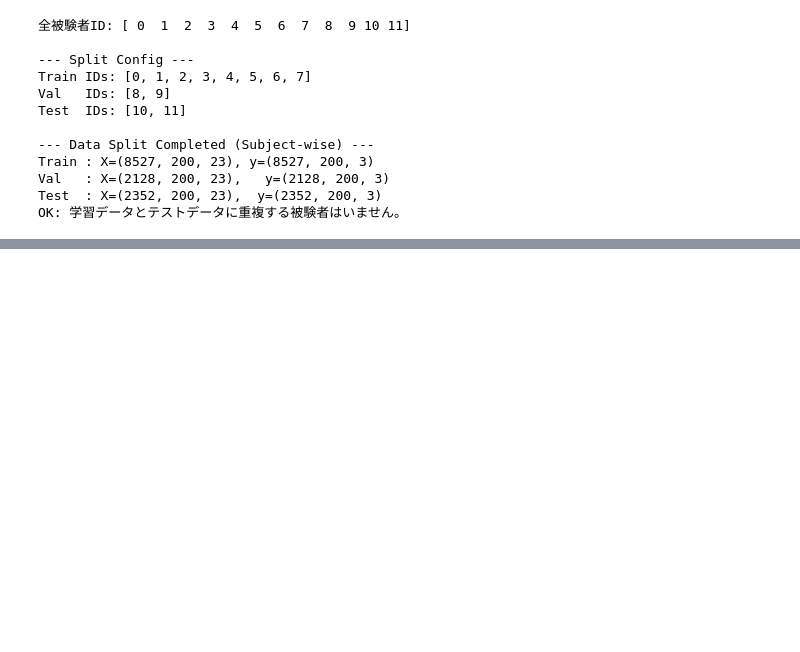
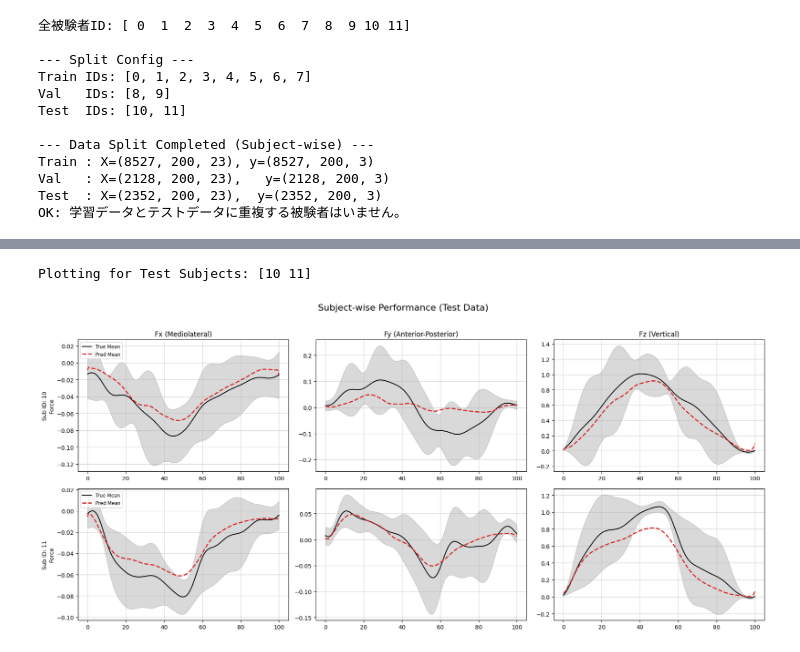
Before and after one commit to HideyukiNagashio/my-research-project, a Jupyter notebook: LSTM.ipynb, the cells around one changed output, grey strips where cells are left out. Cells and saved outputs as stored; diff of their text form; code cells hidden in the pictures; blank space fills up the shorter version.

```diff
--- a/LSTM.ipynb
+++ b/LSTM.ipynb
@@ -523,0 +459,57 @@ Fz    | 0.0439     | 0.9958
+# %%
+# テストデータに含まれるユニークなIDを取得
+test_subject_ids = subject_ids[test_mask]
+unique_test_subs = np.unique(test_subject_ids)
+num_subs = len(unique_test_subs)
+
+print(f"Plotting for Test Subjects: {unique_test_subs}")
+
+fig, axes = plt.subplots(num_subs, 3, figsize=(18, 4 * num_subs))
+# 被験者が1人の場合の処理（axesが1次元配列になるのを防ぐ）
+if num_subs == 1: axes = np.expand_dims(axes, axis=0)
+
+for row_idx, sub_id in enumerate(unique_test_subs):
+    # その被験者のデータだけ抽出
+    indices = np.where(test_subject_ids == sub_id)[0]
+
+    sub_targets = test_targets[indices]
+    sub_preds   = test_preds[indices]
+
+    # その被験者の平均を計算
+    sub_mean_true = np.mean(sub_targets, axis=0)
+    sub_std_true  = np.std(sub_targets, axis=0)
+    sub_mean_pred = np.mean(sub_preds, axis=0)
+
+    # RMSEなどをタイトルに入れるとかっこいい
+    sub_rmse = np.sqrt(mean_squared_error(sub_targets.reshape(-1,3), sub_preds.reshape(-1,3)))
+
+    for col_idx in range(3):
+        ax = axes[row_idx, col_idx]
+        time_percent = np.linspace(0, 100, 200)
+
+        # 実測値（平均 ± SD）
+        ax.plot(time_percent, sub_mean_true[:, col_idx], color='black', label='True Mean')
+        ax.fill_between(time_percent,
+                        sub_mean_true[:, col_idx] - sub_std_true[:, col_idx],
+                        sub_mean_true[:, col_idx] + sub_std_true[:, col_idx],
+                        color='black', alpha=0.15)
+
+        # 予測値（平均のみ）
+        ax.plot(time_percent, sub_mean_pred[:, col_idx], color='#d62728', linestyle='--', linewidth=2, label='Pred Mean')
+
+        # レイアウト調整
+        if col_idx == 0:
+            ax.set_ylabel(f"Sub ID: {sub_id}\nForce")
+            ax.legend(loc='upper left', fontsize='small')
+
+        if row_idx == 0:
+            ax.set_title(f"{axis_names[col_idx]}")
+
+        ax.grid(True, alpha=0.5)
+
+plt.suptitle(f"Subject-wise Performance (Test Data)", y=1.02, fontsize=16)
+plt.tight_layout()
+plt.show()
+# %% [output]
+Plotting for Test Subjects: [10 11]
+[figure, added]
```
Also changed, not shown: parts of 9 cells of this notebook, 2 other files.
